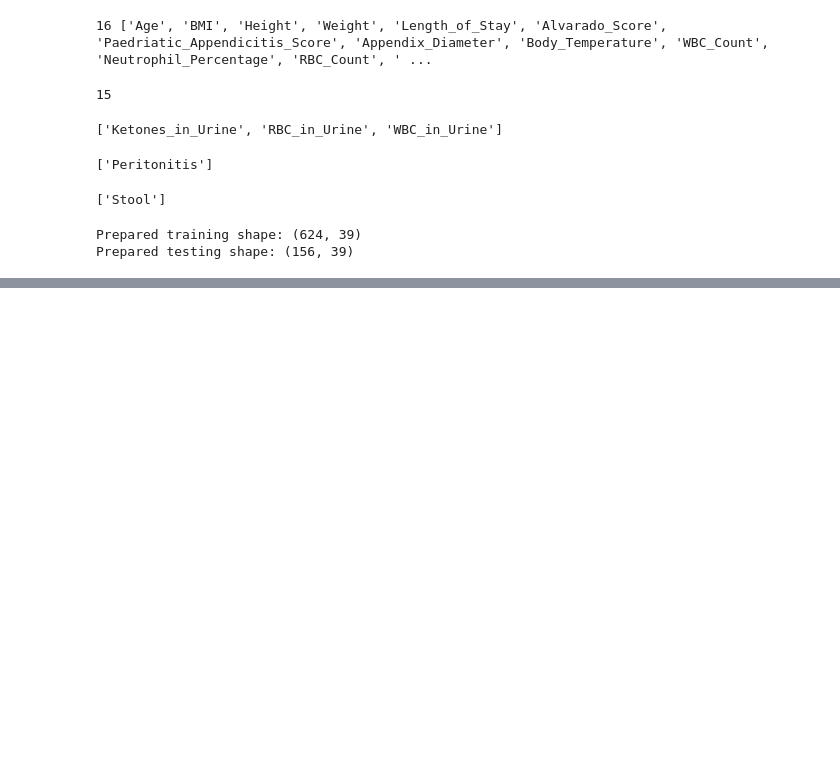
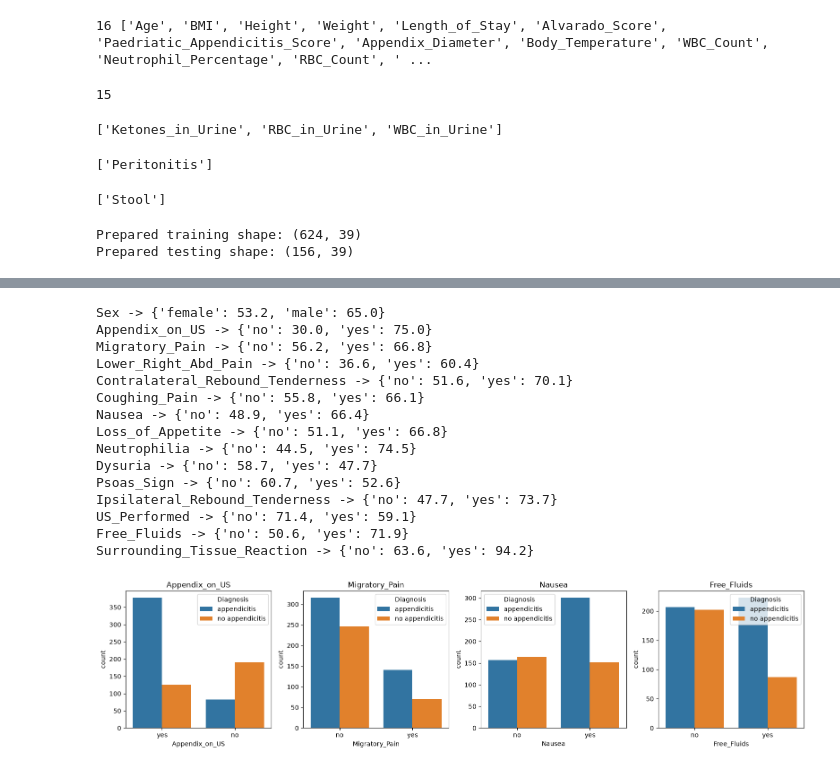
Before and after one commit to Mil9nn/pediatric-appendicitis-ml, a Jupyter notebook: main.ipynb, the cells around one changed output, grey strips where cells are left out. Drawn from its saved outputs; the diff is of its cells as text; code cells hidden in the pictures; blank space fills up the shorter version.

```diff
--- a/main.ipynb
+++ b/main.ipynb
@@ -436,0 +496,31 @@ Prepared testing shape: (156, 39)
+# %%
+# Percentage of appendicitis cases for each category of each binary feature
+for col in binary_cols:
+    rate = df.groupby(col)["Diagnosis"].apply(lambda s: (s == "appendicitis").mean() * 100)
+    print(col, "->", rate.round(1).to_dict())
+
+# Plot a few key features
+key_cols = ["Appendix_on_US", "Migratory_Pain", "Nausea", "Free_Fluids"]
+fig, axes = plt.subplots(1, 4, figsize=(16, 4))
+for ax, col in zip(axes, key_cols):
+    sns.countplot(data=df, x=col, hue="Diagnosis", ax=ax)
+    ax.set_title(col)
+plt.tight_layout()
+plt.show()
+# %% [output]
+Sex -> {'female': 53.2, 'male': 65.0}
+Appendix_on_US -> {'no': 30.0, 'yes': 75.0}
+Migratory_Pain -> {'no': 56.2, 'yes': 66.8}
+Lower_Right_Abd_Pain -> {'no': 36.6, 'yes': 60.4}
+Contralateral_Rebound_Tenderness -> {'no': 51.6, 'yes': 70.1}
+Coughing_Pain -> {'no': 55.8, 'yes': 66.1}
+Nausea -> {'no': 48.9, 'yes': 66.4}
+Loss_of_Appetite -> {'no': 51.1, 'yes': 66.8}
+Neutrophilia -> {'no': 44.5, 'yes': 74.5}
+Dysuria -> {'no': 58.7, 'yes': 47.7}
+Psoas_Sign -> {'no': 60.7, 'yes': 52.6}
+Ipsilateral_Rebound_Tenderness -> {'no': 47.7, 'yes': 73.7}
+US_Performed -> {'no': 71.4, 'yes': 59.1}
+Free_Fluids -> {'no': 50.6, 'yes': 71.9}
+Surrounding_Tissue_Reaction -> {'no': 63.6, 'yes': 94.2}
+[figure, added]
```
Also changed, not shown: parts of 6 cells of this notebook.
